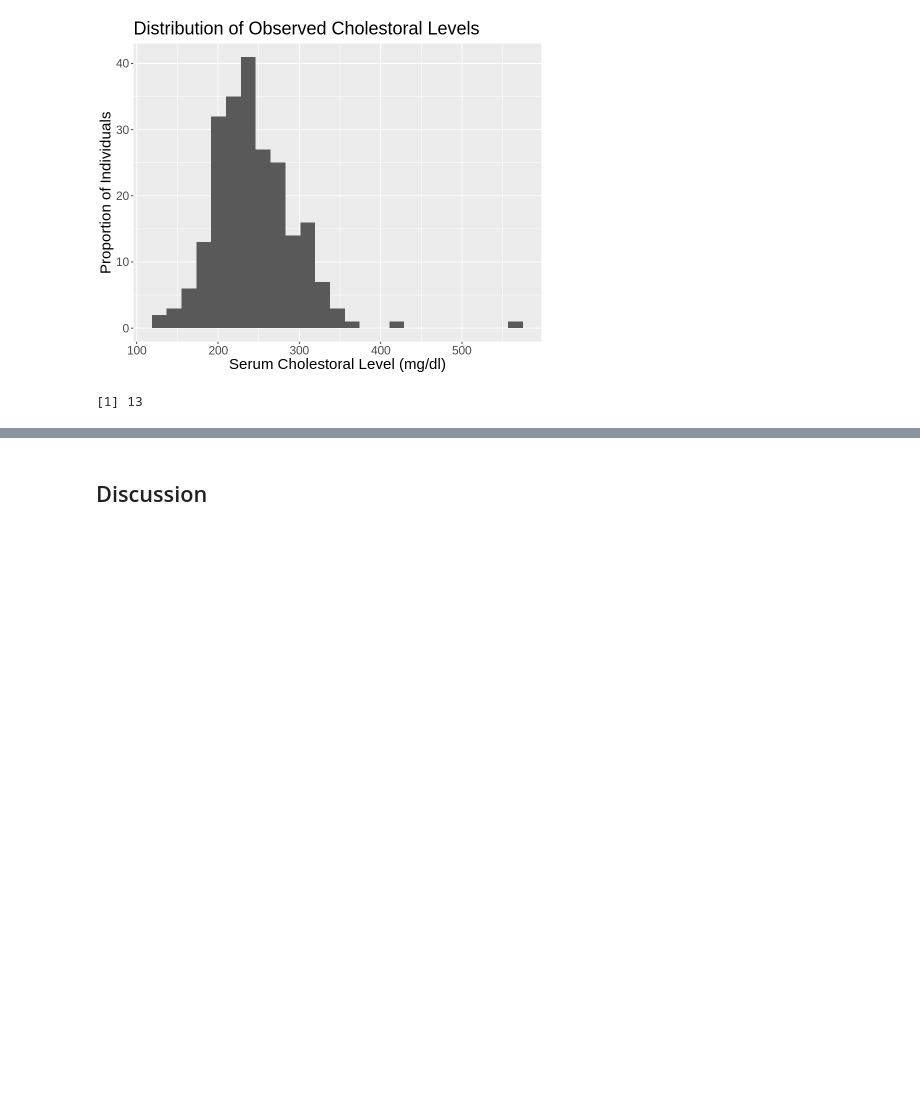
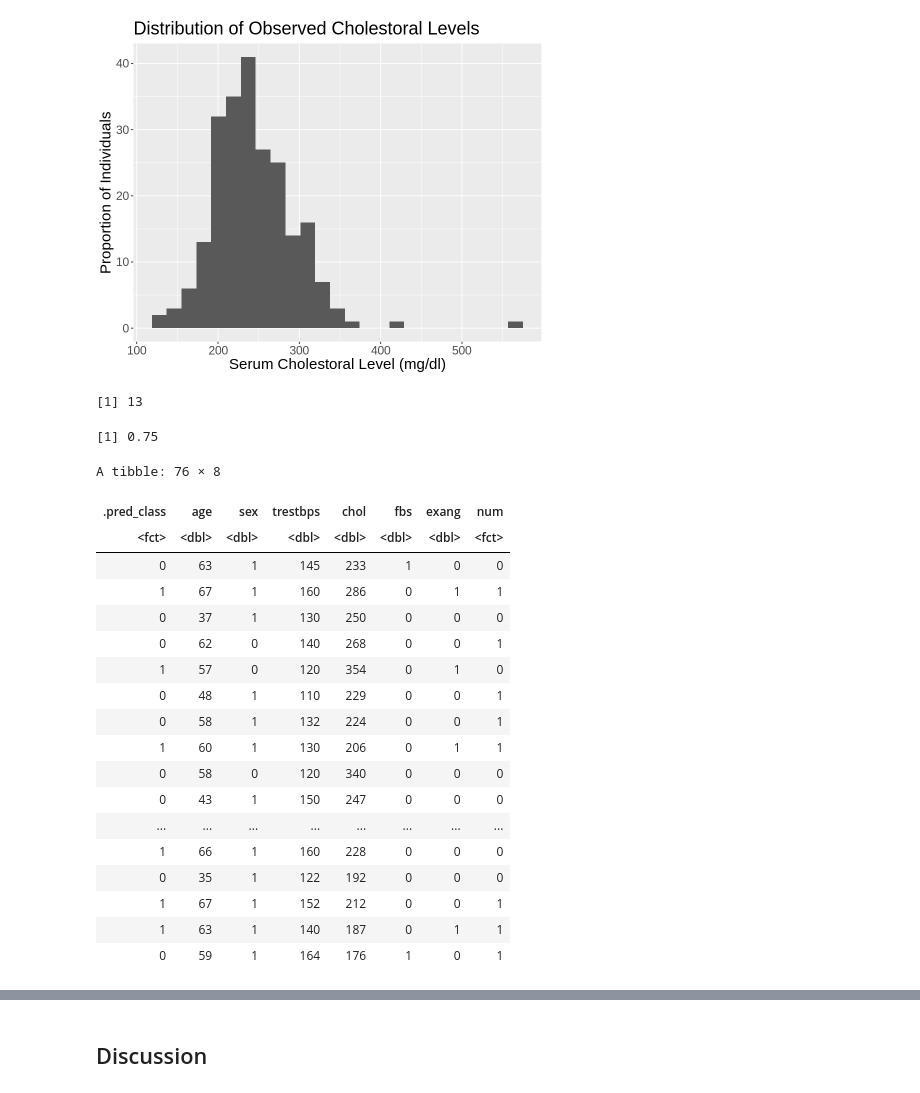
Before and after one commit to Stephanie-Ta/dsci-100-group-project, a Jupyter notebook: Final Report.ipynb, the cells around one changed output, grey strips where cells are left out. Cells and saved outputs as stored; diff of their text form; code cells hidden in the pictures; blank space fills up the shorter version.

```diff
--- a/Final Report.ipynb
+++ b/Final Report.ipynb
@@ -212,21 +195,46 @@ k_max_accuracy <- knn_results |>
 # %%
 # make new model spec for the best k
 best_knn_spec <- nearest_neighbor(weight_func = "rectangular", neighbors = k_max_accuracy) |>
     set_engine("kknn") |>
     set_mode("classification")
 
 # retrain classifier
 best_fit <- workflow() |>
     add_recipe(cleveland_recipe) |>
     add_model(best_knn_spec) |>
     fit(data = cleveland_training)
 
+# get predictions on test data
+knn_predictions <- best_fit |>
+    predict(cleveland_testing) |>
+    bind_cols(cleveland_testing)
+
 # get estimate of accuracy of classifier on testing data
-knn_accuracy <- best_fit |>
-    predict(cleveland_testing) |>
-    bind_cols(cleveland_testing) |>
+knn_accuracy <- knn_predictions |>
     metrics(truth = num, estimate = .pred_class) |>
     filter(.metric == "accuracy") |>
     pull(.estimate)
 
 knn_accuracy
+knn_predictions
+# %% [output]
+[1] 0.75
+A tibble: 76 × 8
+| .pred_class | age | sex | trestbps | chol | fbs | exang | num |
+| <fct> | <dbl> | <dbl> | <dbl> | <dbl> | <dbl> | <dbl> | <fct> |
+| 0 | 63 | 1 | 145 | 233 | 1 | 0 | 0 |
+| 1 | 67 | 1 | 160 | 286 | 0 | 1 | 1 |
+| 0 | 37 | 1 | 130 | 250 | 0 | 0 | 0 |
+| 0 | 62 | 0 | 140 | 268 | 0 | 0 | 1 |
+| 1 | 57 | 0 | 120 | 354 | 0 | 1 | 0 |
+| 0 | 48 | 1 | 110 | 229 | 0 | 0 | 1 |
+| 0 | 58 | 1 | 132 | 224 | 0 | 0 | 1 |
+| 1 | 60 | 1 | 130 | 206 | 0 | 1 | 1 |
+| 0 | 58 | 0 | 120 | 340 | 0 | 0 | 0 |
+| 0 | 43 | 1 | 150 | 247 | 0 | 0 | 0 |
+| ... | ... | ... | ... | ... | ... | ... | ... |
+| 1 | 66 | 1 | 160 | 228 | 0 | 0 | 0 |
+| 0 | 35 | 1 | 122 | 192 | 0 | 0 | 0 |
+| 1 | 67 | 1 | 152 | 212 | 0 | 0 | 1 |
+| 1 | 63 | 1 | 140 | 187 | 0 | 1 | 1 |
+| 0 | 59 | 1 | 164 | 176 | 1 | 0 | 1 |
```
Also changed, not shown: parts of 4 cells of this notebook.
